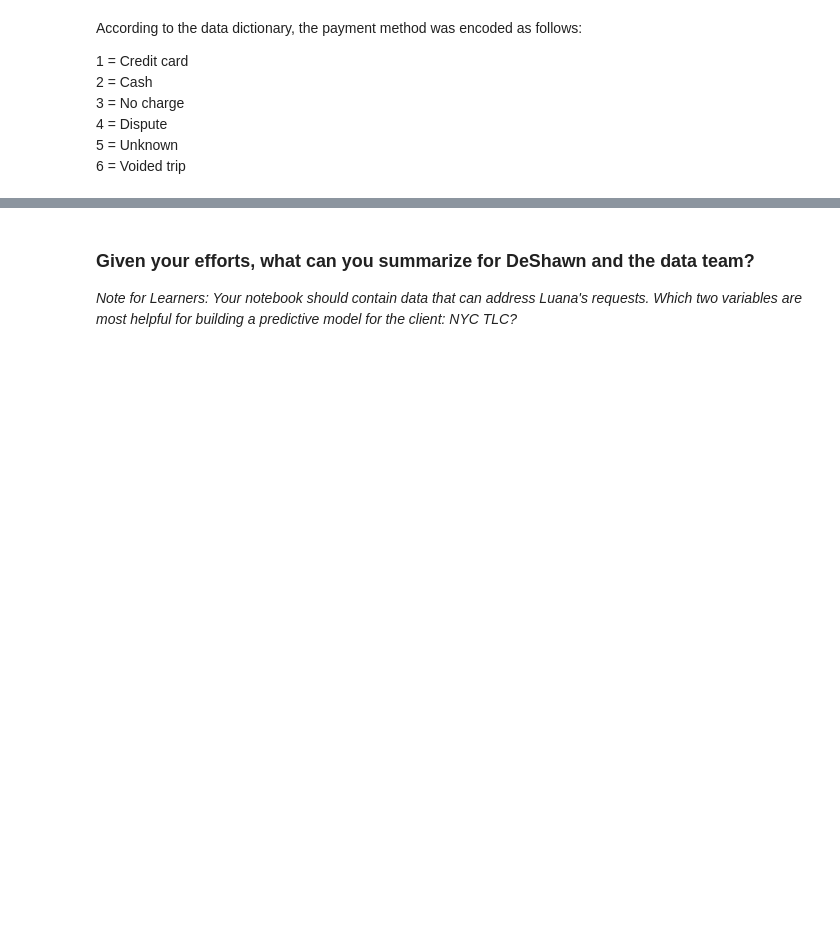
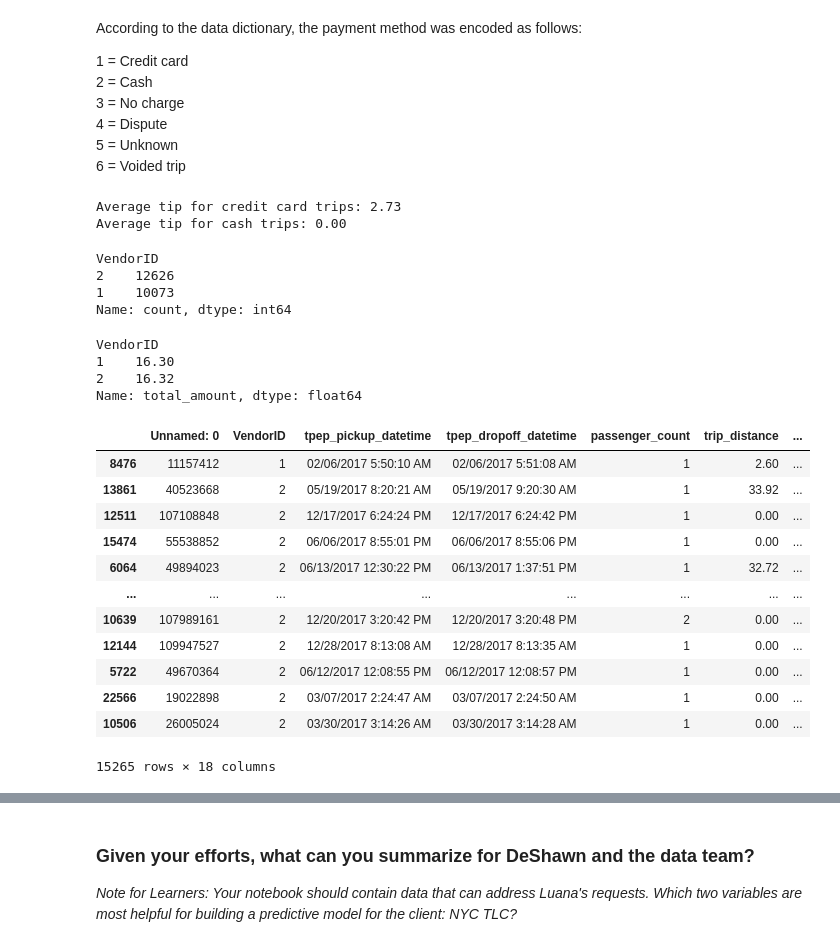
Before and after one commit to Champraise/-projects-get_started_with_python, a Jupyter notebook: Automatidata_project/Activity_Course_2_Automatidat_Lab/Activity_Course 2 Automatidata project lab.ipynb, the cells around one changed output, grey strips where cells are left out. Drawn from its saved outputs; the diff is of its cells as text; code cells hidden in the pictures; blank space fills up the shorter version.

```diff
--- a/Automatidata_project/Activity_Course_2_Automatidat_Lab/Activity_Course 2 Automatidata project lab.ipynb
+++ b/Automatidata_project/Activity_Course_2_Automatidat_Lab/Activity_Course 2 Automatidata project lab.ipynb
@@ -242,18 +262,58 @@ According to the data dictionary, the payment method was encoded as follows:
 #==> ENTER YOUR CODE HERE
 
 # What is the average tip for trips paid for with credit card?
+average_tip_credit = df[df['payment_type'] == 1]['tip_amount'].mean()
+print(f"Average tip for credit card trips: {average_tip_credit:.2f}")
 
 #==> ENTER YOUR CODE HERE
 
 # What is the average tip for trips paid for with cash?
+average_tip_cash = df[df['payment_type'] == 2]['tip_amount'].mean()
+print(f"Average tip for cash trips: {average_tip_cash:.2f}")
+# %% [output]
+Average tip for credit card trips: 2.73
+Average tip for cash trips: 0.00
 # %%
 #==> ENTER YOUR CODE HERE
 
 # How many times is each vendor ID represented in the data?
+df['VendorID'].value_counts()
+# %% [output]
+VendorID
+2    12626
+1    10073
+Name: count, dtype: int64
 # %%
 #==> ENTER YOUR CODE HERE
 
 # What is the mean total amount for each vendor?
+avg_amount_vendor = df.groupby('VendorID')['total_amount'].mean().round(2)
+avg_amount_vendor
+# %% [output]
+VendorID
+1    16.30
+2    16.32
+Name: total_amount, dtype: float64
+# %%
+#==> ENTER YOUR CODE HERE
+
+# Filter the data for credit card payments only
+df_by_credit = df[df['payment_type'] == 1].sort_values(by='total_amount', ascending=False)
+df_by_credit
+# %% [output]
+|  | Unnamed: 0 | VendorID | tpep_pickup_datetime | tpep_dropoff_datetime | passenger_count | trip_distance | ... |
+| 8476 | 11157412 | 1 | 02/06/2017 5:50:10 AM | 02/06/2017 5:51:08 AM | 1 | 2.60 | ... |
+| 13861 | 40523668 | 2 | 05/19/2017 8:20:21 AM | 05/19/2017 9:20:30 AM | 1 | 33.92 | ... |
+| 12511 | 107108848 | 2 | 12/17/2017 6:24:24 PM | 12/17/2017 6:24:42 PM | 1 | 0.00 | ... |
+| 15474 | 55538852 | 2 | 06/06/2017 8:55:01 PM | 06/06/2017 8:55:06 PM | 1 | 0.00 | ... |
+| 6064 | 49894023 | 2 | 06/13/2017 12:30:22 PM | 06/13/2017 1:37:51 PM | 1 | 32.72 | ... |
+| ... | ... | ... | ... | ... | ... | ... | ... |
+| 10639 | 107989161 | 2 | 12/20/2017 3:20:42 PM | 12/20/2017 3:20:48 PM | 2 | 0.00 | ... |
+| 12144 | 109947527 | 2 | 12/28/2017 8:13:08 AM | 12/28/2017 8:13:35 AM | 1 | 0.00 | ... |
+| 5722 | 49670364 | 2 | 06/12/2017 12:08:55 PM | 06/12/2017 12:08:57 PM | 1 | 0.00 | ... |
+| 22566 | 19022898 | 2 | 03/07/2017 2:24:47 AM | 03/07/2017 2:24:50 AM | 1 | 0.00 | ... |
+| 10506 | 26005024 | 2 | 03/30/2017 3:14:26 AM | 03/30/2017 3:14:28 AM | 1 | 0.00 | ... |
+15265 rows × 18 columns
 # %%
 #==> ENTER YOUR CODE HERE
 
```
Also changed, not shown: parts of 5 cells of this notebook.
